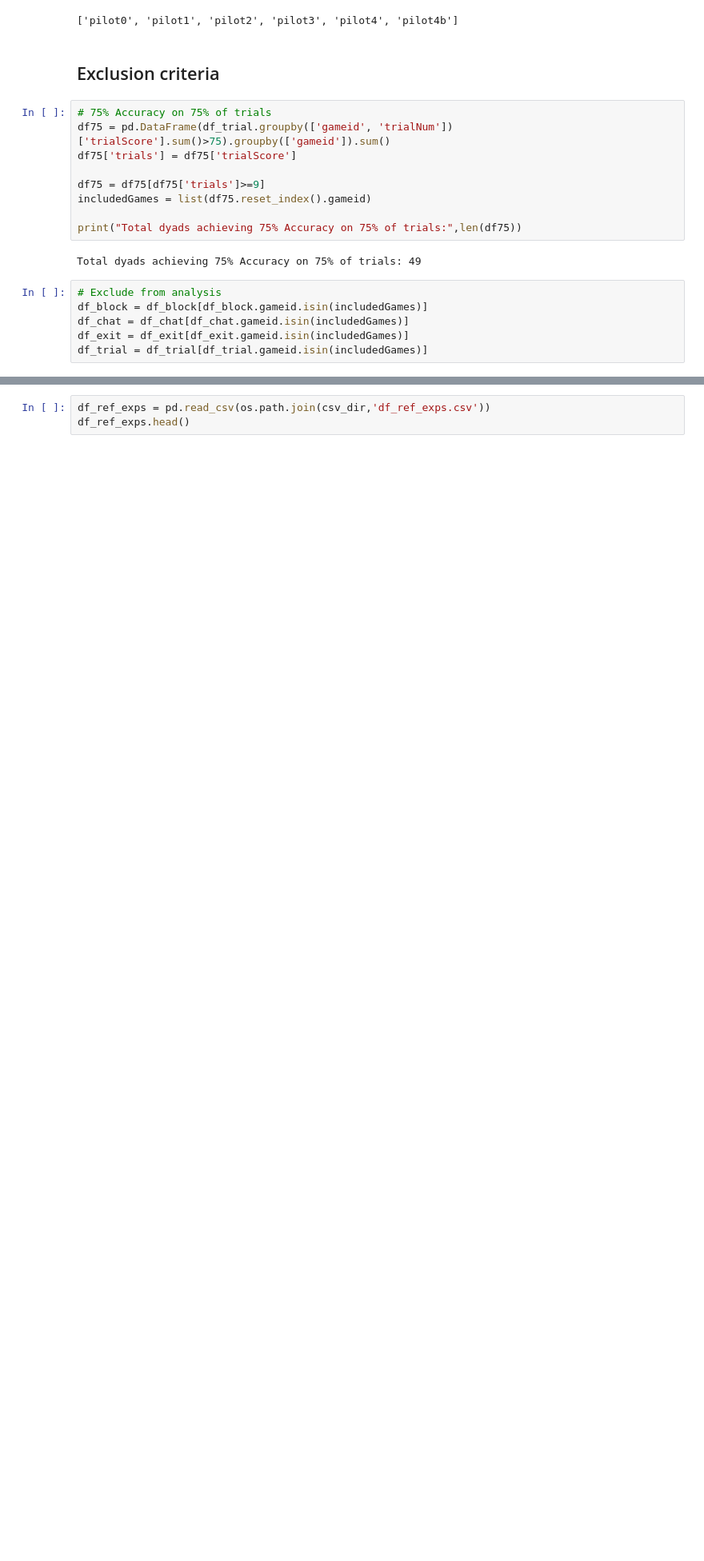
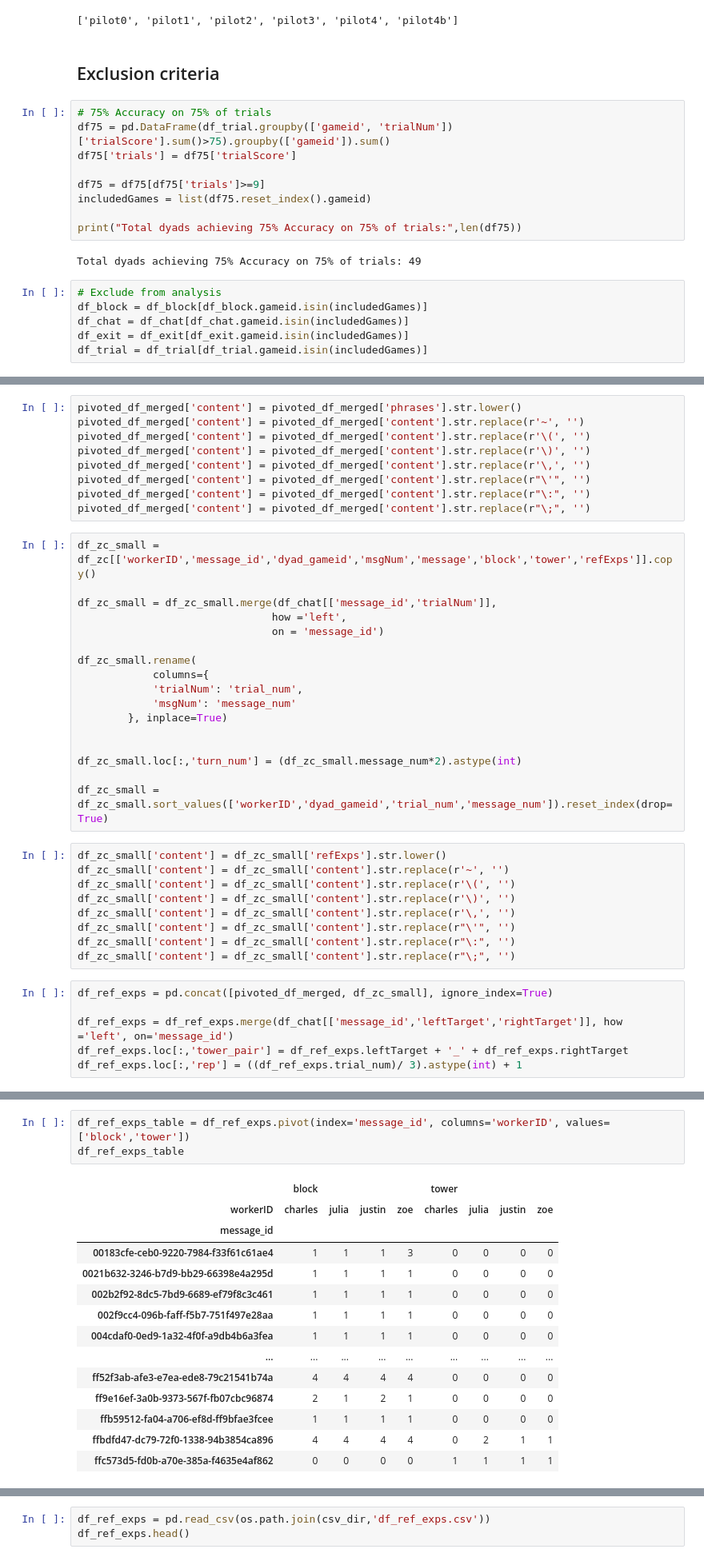
Before and after one commit to cogtoolslab/compositional-abstractions, a Jupyter notebook: analysis/paired_building/analyses.ipynb, the cells around one changed output, grey strips where cells are left out. Shown at 80% size. Saved outputs shown, nothing was run; the diff lists cells and outputs as text; blank space fills up the shorter version.

```diff
--- a/analysis/paired_building/analyses.ipynb
+++ b/analysis/paired_building/analyses.ipynb
@@ -121,0 +199,41 @@ For accuracy, see .Rmd
+# %%
+pivoted_df_merged['content'] = pivoted_df_merged['phrases'].str.lower()
+pivoted_df_merged['content'] = pivoted_df_merged['content'].str.replace(r'~', '')
+pivoted_df_merged['content'] = pivoted_df_merged['content'].str.replace(r'\(', '')
+pivoted_df_merged['content'] = pivoted_df_merged['content'].str.replace(r'\)', '')
+pivoted_df_merged['content'] = pivoted_df_merged['content'].str.replace(r'\,', '')
+pivoted_df_merged['content'] = pivoted_df_merged['content'].str.replace(r"\'", '')
+pivoted_df_merged['content'] = pivoted_df_merged['content'].str.replace(r"\:", '')
+pivoted_df_merged['content'] = pivoted_df_merged['content'].str.replace(r"\;", '')
+# %%
+df_zc_small = df_zc[['workerID','message_id','dyad_gameid','msgNum','message','block','tower','refExps']].copy()
+
+df_zc_small = df_zc_small.merge(df_chat[['message_id','trialNum']],
+                               how ='left',
+                               on = 'message_id')
+
+df_zc_small.rename(
+            columns={
+            'trialNum': 'trial_num',
+            'msgNum': 'message_num'
+        }, inplace=True)
+
+
+df_zc_small.loc[:,'turn_num'] = (df_zc_small.message_num*2).astype(int)
+
+df_zc_small = df_zc_small.sort_values(['workerID','dyad_gameid','trial_num','message_num']).reset_index(drop=True)
+# %%
+df_zc_small['content'] = df_zc_small['refExps'].str.lower()
+df_zc_small['content'] = df_zc_small['content'].str.replace(r'~', '')
+df_zc_small['content'] = df_zc_small['content'].str.replace(r'\(', '')
+df_zc_small['content'] = df_zc_small['content'].str.replace(r'\)', '')
+df_zc_small['content'] = df_zc_small['content'].str.replace(r'\,', '')
+df_zc_small['content'] = df_zc_small['content'].str.replace(r"\'", '')
+df_zc_small['content'] = df_zc_small['content'].str.replace(r"\:", '')
+df_zc_small['content'] = df_zc_small['content'].str.replace(r"\;", '')
+# %%
+df_ref_exps = pd.concat([pivoted_df_merged, df_zc_small], ignore_index=True)
+
+df_ref_exps = df_ref_exps.merge(df_chat[['message_id','leftTarget','rightTarget']], how ='left', on='message_id')
+df_ref_exps.loc[:,'tower_pair'] = df_ref_exps.leftTarget + '_' + df_ref_exps.rightTarget
+df_ref_exps.loc[:,'rep'] = ((df_ref_exps.trial_num)/ 3).astype(int) + 1
@@ -121,0 +266,18 @@ For accuracy, see .Rmd
+# %%
+df_ref_exps_table = df_ref_exps.pivot(index='message_id', columns='workerID', values=['block','tower'])
+df_ref_exps_table
+# %% [output]
+|  | block |  |  |  | tower |  |  |  |
+| workerID | charles | julia | justin | zoe | charles | julia | justin | zoe |
+| message_id |  |  |  |  |  |  |  |  |
+| 00183cfe-ceb0-9220-7984-f33f61c61ae4 | 1 | 1 | 1 | 3 | 0 | 0 | 0 | 0 |
+| 0021b632-3246-b7d9-bb29-66398e4a295d | 1 | 1 | 1 | 1 | 0 | 0 | 0 | 0 |
+| 002b2f92-8dc5-7bd9-6689-ef79f8c3c461 | 1 | 1 | 1 | 1 | 0 | 0 | 0 | 0 |
+| 002f9cc4-096b-faff-f5b7-751f497e28aa | 1 | 1 | 1 | 1 | 0 | 0 | 0 | 0 |
+| 004cdaf0-0ed9-1a32-4f0f-a9db4b6a3fea | 1 | 1 | 1 | 1 | 0 | 0 | 0 | 0 |
+| ... | ... | ... | ... | ... | ... | ... | ... | ... |
+| ff52f3ab-afe3-e7ea-ede8-79c21541b74a | 4 | 4 | 4 | 4 | 0 | 0 | 0 | 0 |
+| ff9e16ef-3a0b-9373-567f-fb07cbc96874 | 2 | 1 | 2 | 1 | 0 | 0 | 0 | 0 |
+| ffb59512-fa04-a706-ef8d-ff9bfae3fcee | 1 | 1 | 1 | 1 | 0 | 0 | 0 | 0 |
+| ffbdfd47-dc79-72f0-1338-94b3854ca896 | 4 | 4 | 4 | 4 | 0 | 2 | 1 | 1 |
+| ffc573d5-fd0b-a70e-385a-f4635e4af862 | 0 | 0 | 0 | 0 | 1 | 1 | 1 | 1 |
```
Also changed, not shown: parts of 89 cells of this notebook, 8 other files.
